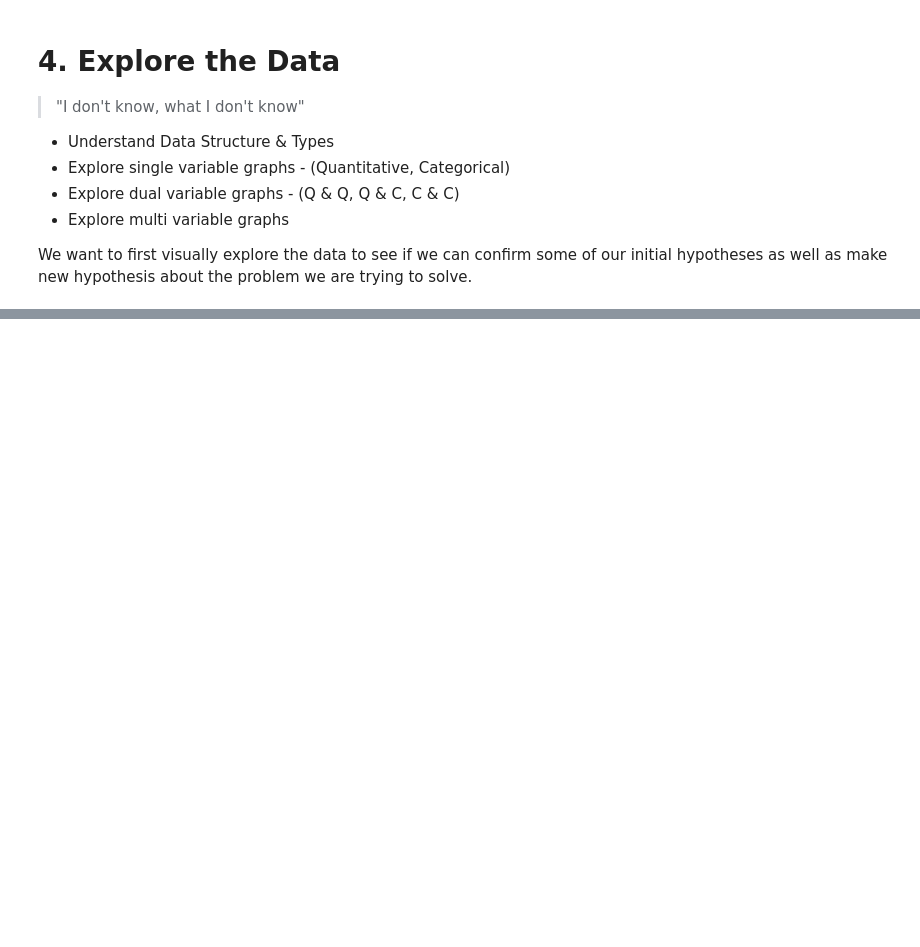
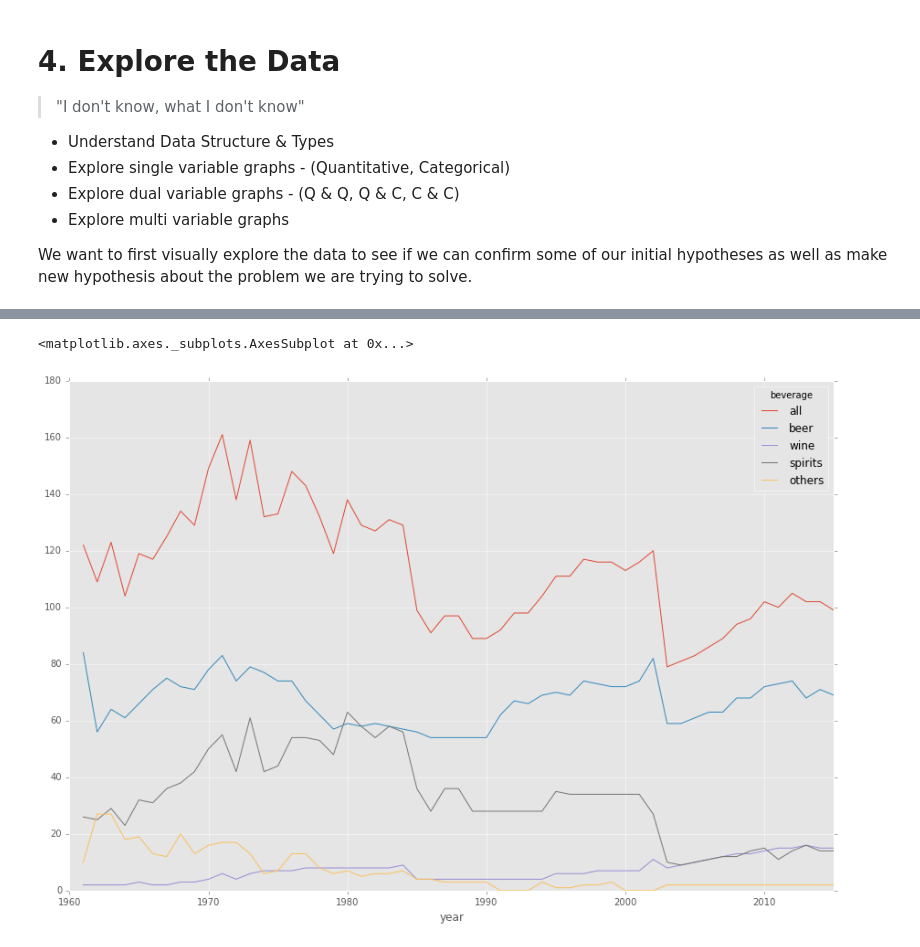
Before and after one commit to amitkaps/DataSciencePython, a Jupyter notebook: drinks.ipynb, the cells around one changed output, grey strips where cells are left out. Cells and saved outputs as stored; diff of their text form; code cells hidden in the pictures; blank space fills up the shorter version.

```diff
--- a/drinks.ipynb
+++ b/drinks.ipynb
@@ -474,0 +484,5 @@ df2010Serving.head()
+# %%
+# Let us create a pivot for just serving in 2010
+dfSingServing = pd.pivot_table(dfSing, values = "serving", columns = "beverage", index = "year")
+# %%
+dfSingServing = dfSingServing.reset_index()
@@ -518,0 +548,6 @@ df2010Serving.head(10).plot(kind ="barh", x = 'country', y = 'beer')
+# %%
+# Plots the Singapore Data
+dfSingServing.plot(kind = "line", x = "year", y = ['all', 'beer', 'wine', 'spirits', 'others'])
+# %% [output]
+<matplotlib.axes._subplots.AxesSubplot at 0x...>
+[figure, added]
```
Also changed, not shown: parts of 25 cells of this notebook.
